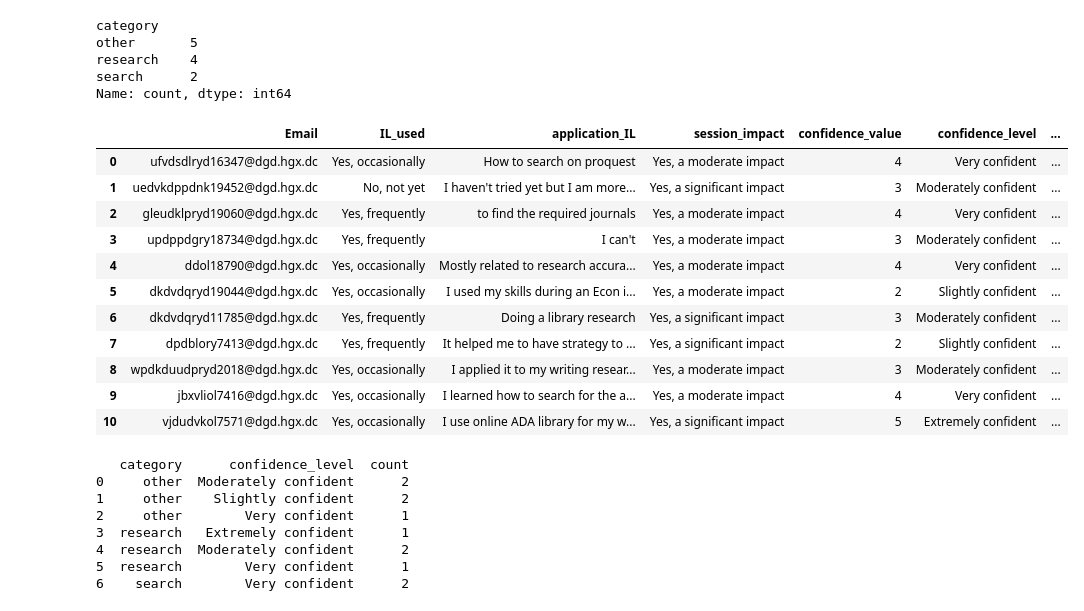
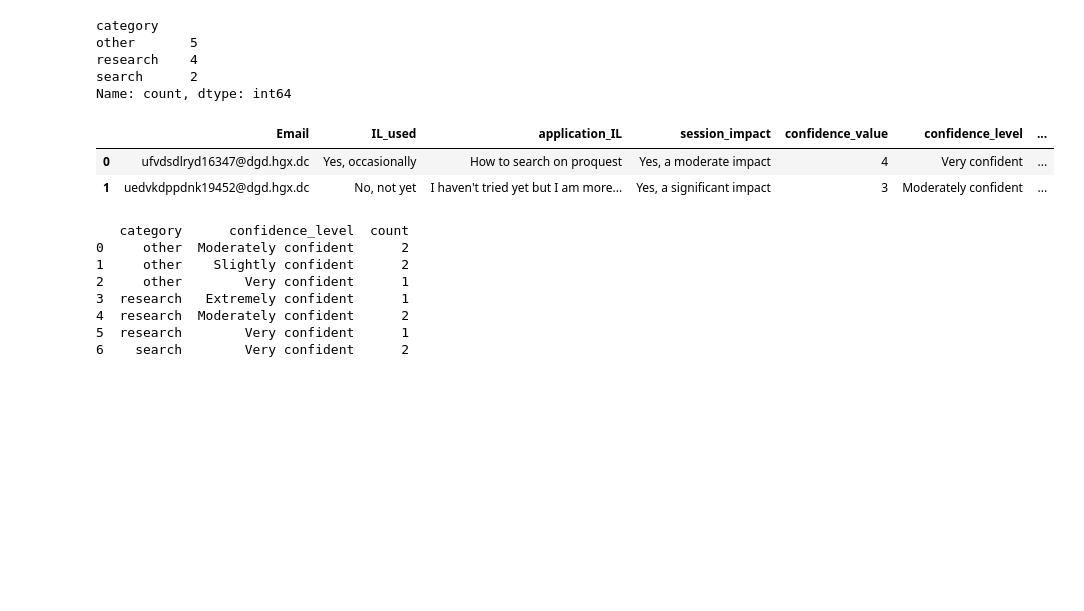
Before and after one commit to mimamverdiyev/Research, a Jupyter notebook: IL_session_assessment_(survey_analysis).ipynb, the cells around one changed output. Cells and saved outputs as stored; diff of their text form; code cells hidden in the pictures; blank space fills up the shorter version.

```diff
--- a/IL_session_assessment_(survey_analysis).ipynb
+++ b/IL_session_assessment_(survey_analysis).ipynb
@@ -1012,20 +908,11 @@ research    4
 search      2
 Name: count, dtype: int64
 # %%
-follow
+follow.head(2)
 # %% [output]
 |  | Email | IL_used | application_IL | session_impact | confidence_value | confidence_level | ... |
 | 0 | ufvdsdlryd16347@dgd.hgx.dc | Yes, occasionally | How to search on proquest | Yes, a moderate impact | 4 | Very confident | ... |
 | 1 | uedvkdppdnk19452@dgd.hgx.dc | No, not yet | I haven't tried yet but I am more... | Yes, a significant impact | 3 | Moderately confident | ... |
-| 2 | gleudklpryd19060@dgd.hgx.dc | Yes, frequently | to find the required journals | Yes, a moderate impact | 4 | Very confident | ... |
-| 3 | updppdgry18734@dgd.hgx.dc | Yes, frequently | I can't | Yes, a moderate impact | 3 | Moderately confident | ... |
-| 4 | ddol18790@dgd.hgx.dc | Yes, occasionally | Mostly related to research accura... | Yes, a moderate impact | 4 | Very confident | ... |
-| 5 | dkdvdqryd19044@dgd.hgx.dc | Yes, occasionally | I used my skills during an Econ i... | Yes, a moderate impact | 2 | Slightly confident | ... |
-| 6 | dkdvdqryd11785@dgd.hgx.dc | Yes, frequently | Doing a library research | Yes, a significant impact | 3 | Moderately confident | ... |
-| 7 | dpdblory7413@dgd.hgx.dc | Yes, frequently | It helped me to have strategy to ... | Yes, a significant impact | 2 | Slightly confident | ... |
-| 8 | wpdkduudpryd2018@dgd.hgx.dc | Yes, occasionally | I applied it to my writing resear... | Yes, a moderate impact | 3 | Moderately confident | ... |
-| 9 | jbxvliol7416@dgd.hgx.dc | Yes, occasionally | I learned how to search for the a... | Yes, a moderate impact | 4 | Very confident | ... |
-| 10 | vjdudvkol7571@dgd.hgx.dc | Yes, occasionally | I use online ADA library for my w... | Yes, a significant impact | 5 | Extremely confident | ... |
 # %%
 follow['confidence_level'] = follow['confidence_level'].str.strip()
 # %%
```
Also changed, not shown: parts of 13 cells of this notebook.
